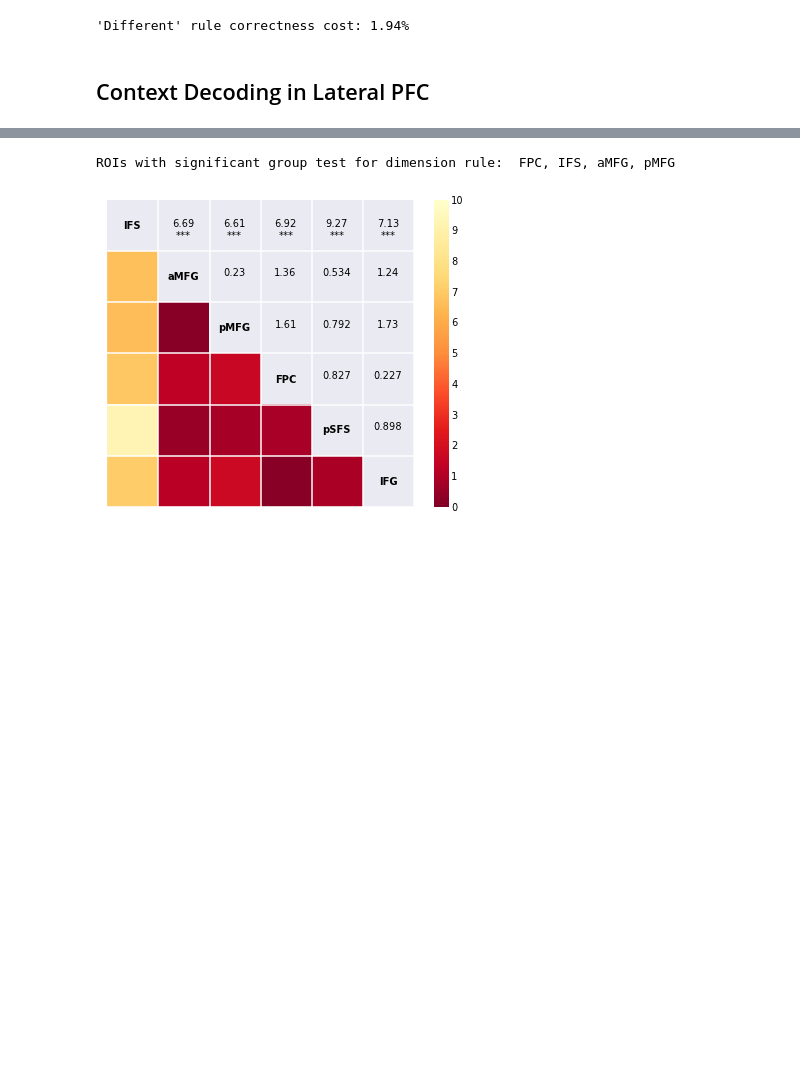
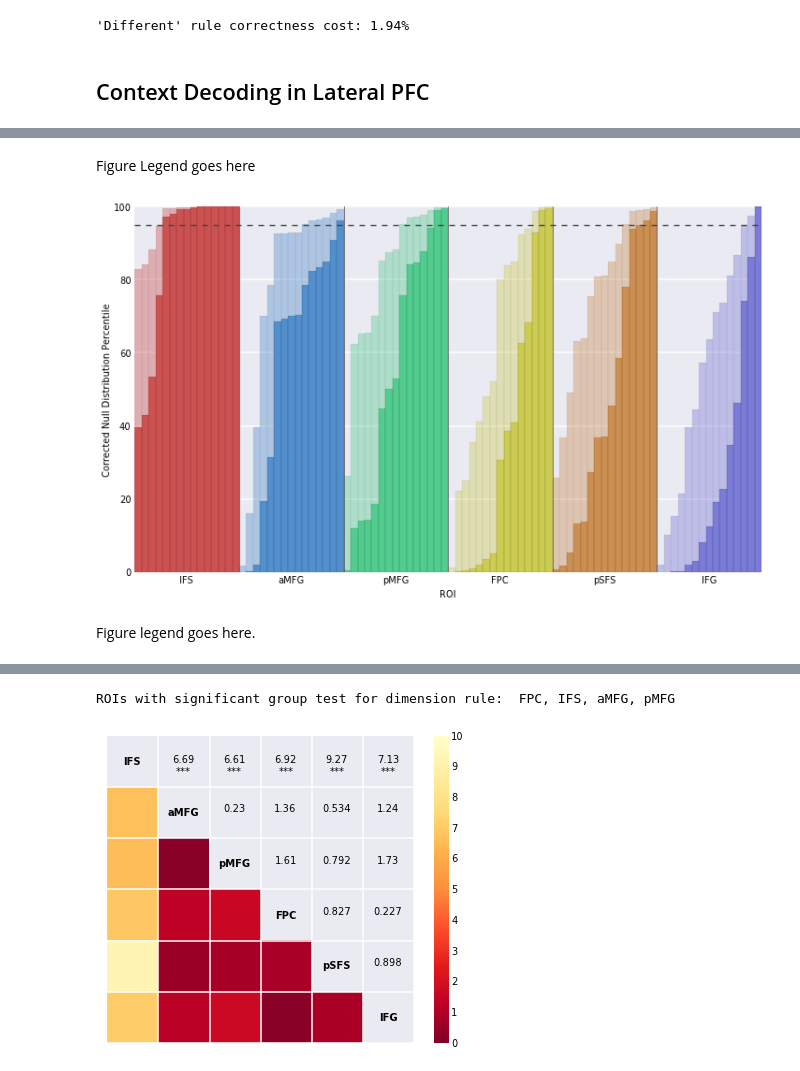
Before and after one commit to WagnerLabPapers/Waskom_JNeurosci_2014, a Jupyter notebook: DKsort_Neuron.ipynb, the cells around one changed output, grey strips where cells are left out. Cells and saved outputs as stored; diff of their text form; code cells hidden in the pictures; blank space fills up the shorter version.

```diff
--- a/DKsort_Neuron.ipynb
+++ b/DKsort_Neuron.ipynb
@@ -487,0 +408,22 @@ pd.DataFrame(corr_p_vals["dimension"], index=frames * 2).T
+# %%
+def dksort_significance_figure(signif):
+    f, ax = subplots(1, 1, figsize(12, 7))
+    width = 1. / 15
+    xbase = arange(0, 1, width)
+    rois = signif.columns
+    for kind, kind_df in signif.groupby(level="kind"):
+        for i, roi in enumerate(rois):
+            height = kind_df[roi]
+            color = sns.desaturate(roi_colors[roi], .8)
+            alpha = .4 if kind == "time" else 1
+            ax.bar(xbase + i, np.sort(height), width=width,
+                   color=color, lw=0.1, alpha=alpha)
+            if i:
+                ax.axvline(i, lw=.5, color="#555555")
+    ax.set_ylim(0, 100)
+    ax.axhline(95, c="#444444", ls="--")
+    ax.set_xticks(arange(len(rois)) + .5)
+    ax.set_xticklabels(rois)
+    ax.xaxis.grid(False)
+    ax.set_xlabel("ROI")
+    ax.set_ylabel("Corrected Null Distribution Percentile");
@@ -487,0 +454,8 @@ pd.DataFrame(corr_p_vals["dimension"], index=frames * 2).T
+# %% [markdown]
+Figure Legend goes here
+# %%
+dksort_significance_figure(pfc_dimension["signif"])
+# %% [output]
+[figure, added]
+# %% [markdown]
+Figure legend goes here.
```
Also changed, not shown: parts of 87 cells of this notebook.
